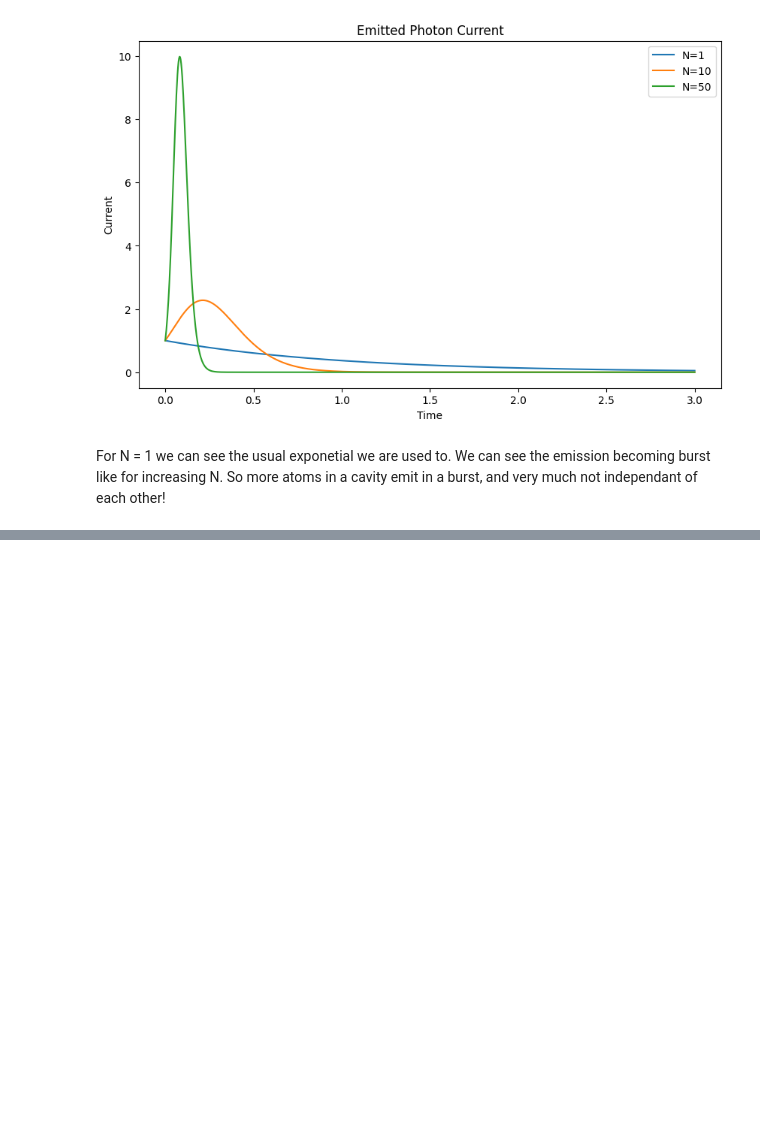
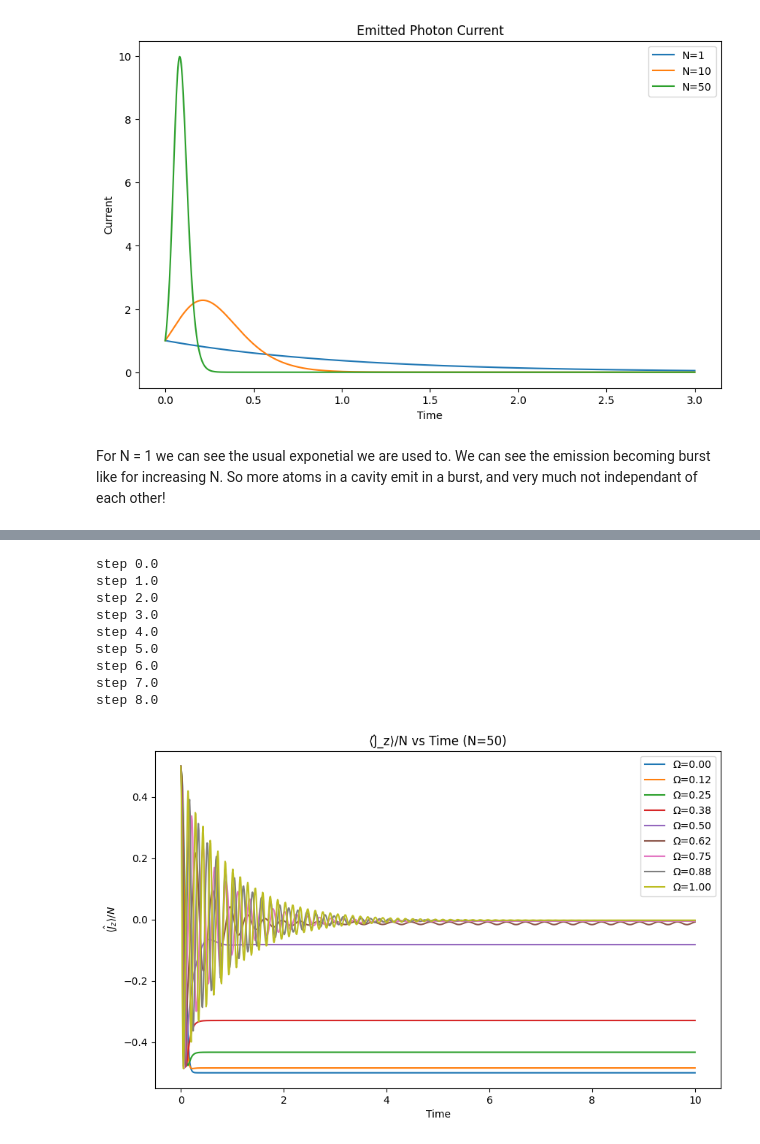
Before and after one commit to tillnem/TQO-Homework, a Jupyter notebook: Till/HA 7 TQO Till Nemolcev.ipynb, the cells around one changed output, grey strips where cells are left out. Cells and saved outputs as stored; diff of their text form; code cells hidden in the pictures; blank space fills up the shorter version.

```diff
--- a/Till/HA 7 TQO Till Nemolcev.ipynb
+++ b/Till/HA 7 TQO Till Nemolcev.ipynb
@@ -166,0 +290,15 @@ Old attempt:
+# %%
+plt.figure(figsize=(10, 6))
+J_Z_plot(50, Gamma, rtol=1e-3, atol=1e-5)
+plt.show()
+# %% [output]
+step 0.0
+step 1.0
+step 2.0
+step 3.0
+step 4.0
+step 5.0
+step 6.0
+step 7.0
+step 8.0
+[figure, added]
```
Also changed, not shown: parts of 17 cells of this notebook.
